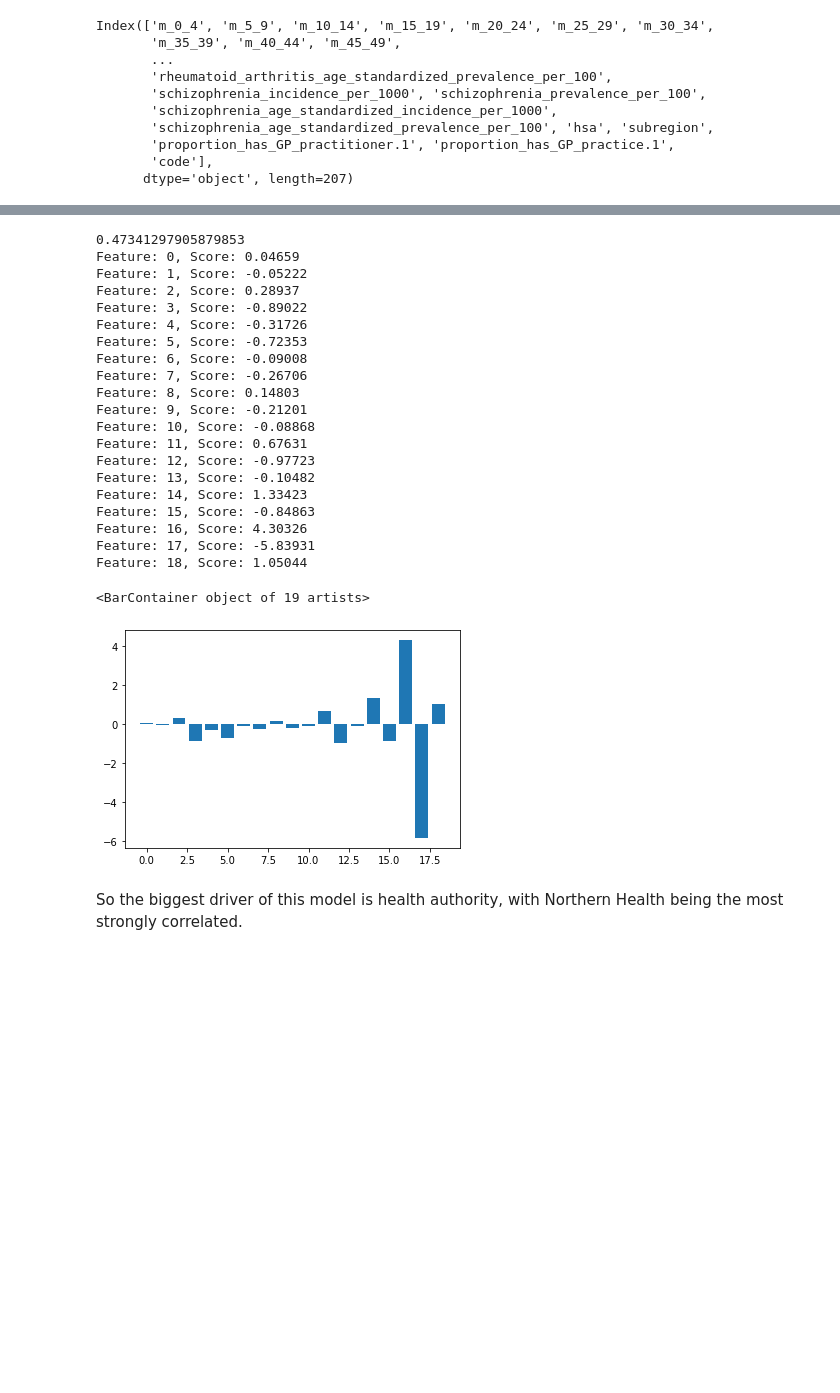
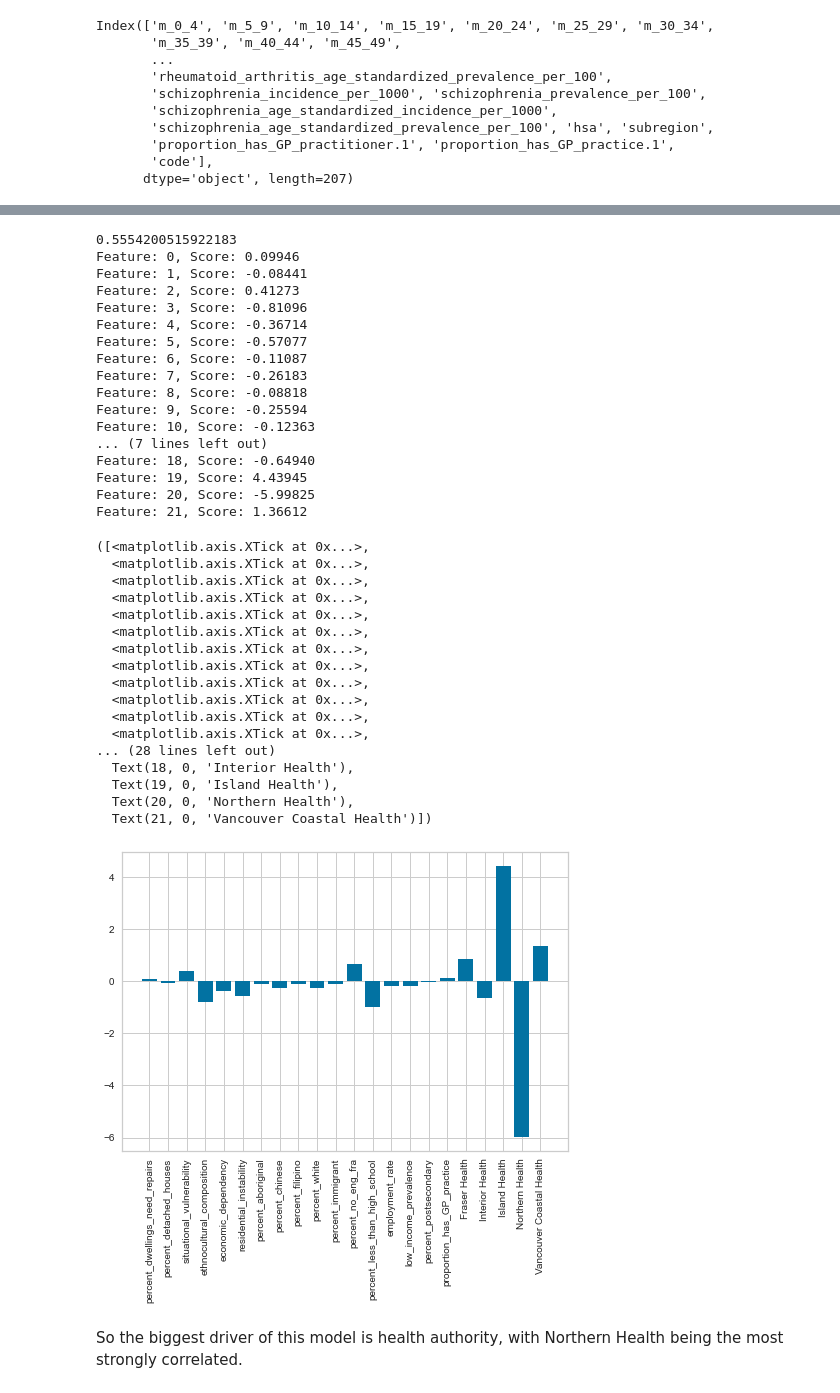
Before and after one commit to racheldunn/vaccination-rates-datajam-team4, a Jupyter notebook: notebooks/model_with_NHA_data.ipynb, the cells around one changed output, grey strips where cells are left out. Drawn from its saved outputs; the diff is of its cells as text; code cells hidden in the pictures; blank space fills up the shorter version.

Commit message:
feat: plot residuals and add labels to feature importance plots

```diff
--- a/notebooks/model_with_NHA_data.ipynb
+++ b/notebooks/model_with_NHA_data.ipynb
@@ -39,7 +43,8 @@ Index(['m_0_4', 'm_5_9', 'm_10_14', 'm_15_19', 'm_20_24', 'm_25_29', 'm_30_34',
 modelling_df = modelling_df[['code','percent_dwellings_need_repairs','percent_detached_houses',
 'situational_vulnerability', 'ethnocultural_composition', 'economic_dependency', 'residential_instability',
 'percent_aboriginal', 'percent_chinese', 'percent_filipino', 'percent_white',
-'percent_immigrant', 'percent_no_eng_fra', 'percent_less_than_high_school', 'employment_rate', 'hsa']]
+'percent_immigrant', 'percent_no_eng_fra', 'percent_less_than_high_school', 'employment_rate', 'low_income_prevalence',
+'percent_postsecondary', 'proportion_has_GP_practice','hsa']]
 vaccine_df = vaccine_df[['CHSA18_Code','D1_12_coverage']]
 vaccine_df.columns = ['code', 'D1_12_coverage']
 
@@ -117,35 +123,50 @@ m_df.head()
 # %%
 r2 = r2_score(y_test, y_pred)
 print(r2)
 # get importance
 importance = regressor.coef_
 # summarize feature importance
 for i,v in enumerate(importance):
 	print('Feature: %0d, Score: %.5f' % (i,v))
 # plot feature importance
+labels = list(m_df.drop(columns=['D1_12_coverage']).columns)
 plt.bar([x for x in range(len(importance))], importance)
+plt.xticks([x for x in range(len(importance))], labels, rotation = 'vertical')
 # %% [output]
-0.47341297905879853
-Feature: 0, Score: 0.04659
-Feature: 1, Score: -0.05222
-Feature: 2, Score: 0.28937
-Feature: 3, Score: -0.89022
-Feature: 4, Score: -0.31726
-Feature: 5, Score: -0.72353
-Feature: 6, Score: -0.09008
-Feature: 7, Score: -0.26706
-Feature: 8, Score: 0.14803
-Feature: 9, Score: -0.21201
-Feature: 10, Score: -0.08868
-Feature: 11, Score: 0.67631
-Feature: 12, Score: -0.97723
-Feature: 13, Score: -0.10482
-Feature: 14, Score: 1.33423
-Feature: 15, Score: -0.84863
-Feature: 16, Score: 4.30326
-Feature: 17, Score: -5.83931
-Feature: 18, Score: 1.05044
+0.5554200515922183
+Feature: 0, Score: 0.09946
+Feature: 1, Score: -0.08441
+Feature: 2, Score: 0.41273
+Feature: 3, Score: -0.81096
+Feature: 4, Score: -0.36714
+Feature: 5, Score: -0.57077
+Feature: 6, Score: -0.11087
+Feature: 7, Score: -0.26183
+Feature: 8, Score: -0.08818
+Feature: 9, Score: -0.25594
+Feature: 10, Score: -0.12363
+... (7 lines left out)
+Feature: 18, Score: -0.64940
+Feature: 19, Score: 4.43945
+Feature: 20, Score: -5.99825
+Feature: 21, Score: 1.36612
-<BarContainer object of 19 artists>
+([<matplotlib.axis.XTick at 0x...>,
+  <matplotlib.axis.XTick at 0x...>,
+  <matplotlib.axis.XTick at 0x...>,
+  <matplotlib.axis.XTick at 0x...>,
+  <matplotlib.axis.XTick at 0x...>,
+  <matplotlib.axis.XTick at 0x...>,
+  <matplotlib.axis.XTick at 0x...>,
+  <matplotlib.axis.XTick at 0x...>,
+  <matplotlib.axis.XTick at 0x...>,
+  <matplotlib.axis.XTick at 0x...>,
+  <matplotlib.axis.XTick at 0x...>,
+  <matplotlib.axis.XTick at 0x...>,
+... (28 lines left out)
+  Text(18, 0, 'Interior Health'),
+  Text(19, 0, 'Island Health'),
+  Text(20, 0, 'Northern Health'),
+  Text(21, 0, 'Vancouver Coastal Health')])
-[figure, old version]
+[figure, new version]
 # %% [markdown]
 So the biggest driver of this model is health authority, with Northern Health being the most strongly correlated.
```
Also changed, not shown: parts of 18 cells of this notebook, 1 other file.
